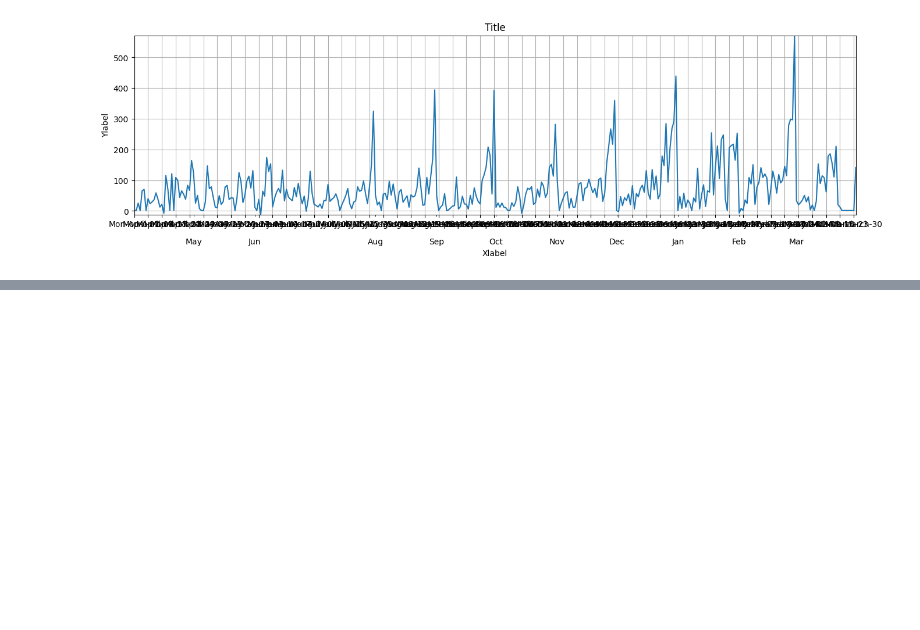
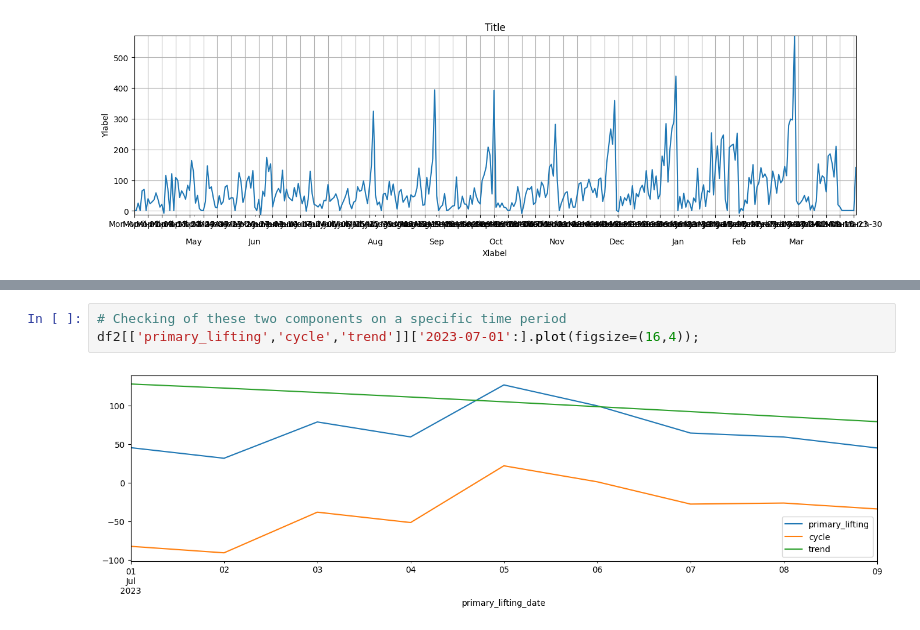
Before and after one commit to Csengupta1101/Time-Series-Framework, a Jupyter notebook: Time_Series_Foundation.ipynb, the cells around one changed output, grey strips where cells are left out. Saved outputs shown, nothing was run; the diff lists cells and outputs as text; blank space fills up the shorter version.

Commit message:
Time series commit

```diff
--- a/Time_Series_Foundation.ipynb
+++ b/Time_Series_Foundation.ipynb
@@ -265,0 +323,5 @@ ax.xaxis.grid(True)
+# %%
+# Checking of these two components on a specific time period
+df2[['primary_lifting','cycle','trend']]['2023-07-01':].plot(figsize=(16,4));
+# %% [output]
+[figure, added]
```
Also changed, not shown: parts of 36 cells of this notebook.
